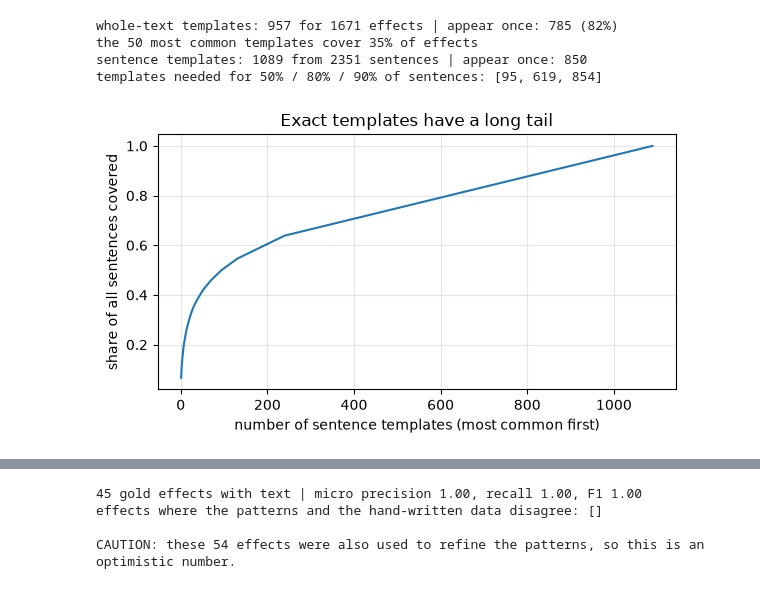
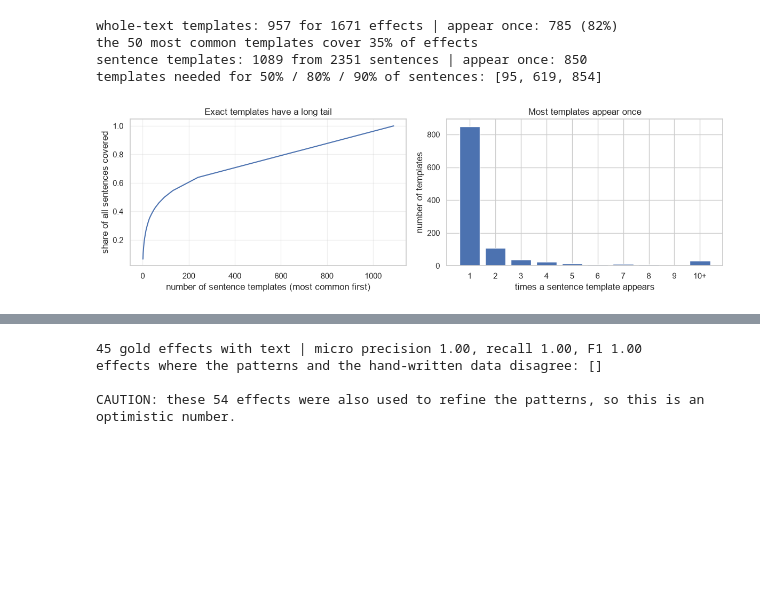
Before and after one commit to tam-pr/tcg_bot, a Jupyter notebook: notebooks/edas/eda_tagging.ipynb, the cells around one changed output, grey strips where cells are left out. Drawn from its saved outputs; the diff is of its cells as text; code cells hidden in the pictures; blank space fills up the shorter version.

```diff
--- a/notebooks/edas/eda_tagging.ipynb
+++ b/notebooks/edas/eda_tagging.ipynb
@@ -1,18 +29,19 @@
 # %%
-import re, dataclasses, collections, warnings
+import re, dataclasses, collections, subprocess, sys, warnings
 import numpy as np
 import pandas as pd
 import matplotlib.pyplot as plt
+import seaborn as sns
 from pathlib import Path
 warnings.filterwarnings("ignore")
+sns.set_theme(style="whitegrid", context="notebook")
 
-PROC = Path("/Users/tam_pr/tcg_bot/data/processed")
+ROOT = Path("/Users/tam_pr/tcg_bot")
+PROC = ROOT / "data" / "processed"
 moves = pd.read_parquet(PROC / "moves.parquet")
 cards = pd.read_parquet(PROC / "cards.parquet")
 deck_cards = pd.read_parquet(PROC / "deck_cards.parquet")
 
 fx = moves[moves["effect_text"].notna()].copy()          # every move that has effect text
-print(len(fx), "effects with text |", fx["effect_text"].nunique(), "distinct texts")
-print(fx["move_kind"].value_counts().to_dict())
-print("median length:", int(fx["effect_text"].str.len().median()), "characters")
+print(len(moves), "moves |", len(fx), "have effect text |", fx["effect_text"].nunique(), "distinct texts")
 # %% [output]
@@ -21,0 +79,14 @@ median length: 93 characters
+# %%
+# 1b. How long are the texts?
+fx["chars"] = fx["effect_text"].str.len()
+fx["words"] = fx["effect_text"].str.split().str.len()
+fx["sentences"] = fx["effect_text"].map(lambda t: len([x for x in re.split(r"(?<=[.!?])\s+(?=[A-Z])", re.sub(r"\s+", " ", t)) if x.strip()]))
+
+fig, axes = plt.subplots(1, 3, figsize=(14, 3.6))
+axes[0].hist(fx["words"], bins=range(0, 90, 4), color="#4c72b0"); axes[0].set_title("Words per effect"); axes[0].set_xlabel("words")
+axes[1].hist(fx["sentences"], bins=np.arange(0.5, fx["sentences"].max() + 1.5), color="#4c72b0"); axes[1].set_title("Sentences per effect"); axes[1].set_xlabel("sentences")
+order = fx.groupby("move_kind")["words"].median().sort_values().index
+sns.boxplot(data=fx, y="move_kind", x="words", order=order, ax=axes[2], color="#8fb3d9", showfliers=False)
+axes[2].set_title("Words per effect, by kind"); axes[2].set_xlabel("words"); axes[2].set_ylabel("")
+plt.tight_layout(); plt.show()
+print(fx[["words", "sentences", "chars"]].describe().round(1).loc[["mean", "50%", "max"]])
@@ -22,36 +128,38 @@ median length: 93 characters
 # %%
-# --- 1. Can we tag by exact template? Mask the parts that vary, then count how often each template repeats.
 pokemon_names = sorted({n for n in cards.loc[cards["family"] == "pokemon", "card_name"].dropna().unique()
                         if re.fullmatch(r"[A-Z][a-zé'’\-]{4,}", n)}, key=len, reverse=True)
 NAME = re.compile(r"\b(?:" + "|".join(map(re.escape, pokemon_names)) + r")\b")
 
 def mask(s):
     s = NAME.sub("<NAME>", s)                                      # card names
     s = re.sub(r"\{[A-Za-z ]+\}", "<E>", s)                        # energy symbols
     s = re.sub(r"\b\d+\b", "<N>", s)                               # numbers
     s = re.sub(r"\b(Asleep|Burned|Confused|Paralyzed|Poisoned)\b", "<STATUS>", s)
     return re.sub(r"\b(heads|tails)\b", "<HT>", s)
 
 def sentences(t):
     return [x.strip() for x in re.split(r"(?<=[.!?])\s+(?=[A-Z])", re.sub(r"\s+", " ", t)) if x.strip()]
 
 fx["masked"] = fx["effect_text"].map(mask)
 whole = fx["masked"].value_counts()
 print(f"whole-text templates: {len(whole)} for {len(fx)} effects | appear once: {(whole == 1).sum()} ({(whole == 1).mean():.0%})")
 print(f"the 50 most common templates cover {whole.head(50).sum() / len(fx):.0%} of effects")
 
 sent = collections.Counter(mask(s) for t in fx["effect_text"] for s in sentences(t))
 counts = np.array([v for _, v in sent.most_common()]); cum = np.cumsum(counts) / counts.sum()
 print(f"sentence templates: {len(sent)} from {counts.sum()} sentences | appear once: {(counts == 1).sum()}")
 print("templates needed for 50% / 80% / 90% of sentences:", [int(np.searchsorted(cum, q) + 1) for q in (.5, .8, .9)])
 
-fig, ax = plt.subplots(figsize=(6, 3.5))
-ax.plot(range(1, len(cum) + 1), cum); ax.set_xlabel("number of sentence templates (most common first)")
-ax.set_ylabel("share of all sentences covered"); ax.set_title("Exact templates have a long tail"); ax.grid(alpha=.3)
+fig, axes = plt.subplots(1, 2, figsize=(12, 3.8))
+axes[0].plot(range(1, len(cum) + 1), cum); axes[0].set_xlabel("number of sentence templates (most common first)")
+axes[0].set_ylabel("share of all sentences covered"); axes[0].set_title("Exact templates have a long tail"); axes[0].grid(alpha=.3)
+rep = pd.Series(counts).clip(upper=10).value_counts().sort_index()
+axes[1].bar(rep.index.astype(str).str.replace("10", "10+"), rep.values, color="#4c72b0")
+axes[1].set_xlabel("times a sentence template appears"); axes[1].set_ylabel("number of templates"); axes[1].set_title("Most templates appear once")
 plt.tight_layout(); plt.show()
 # %% [output]
 whole-text templates: 957 for 1671 effects | appear once: 785 (82%)
 the 50 most common templates cover 35% of effects
 sentence templates: 1089 from 2351 sentences | appear once: 850
 templates needed for 50% / 80% / 90% of sentences: [95, 619, 854]
-[figure, old version]
+[figure, new version]
```
Also changed, not shown: parts of 30 cells of this notebook, 1 other file.
